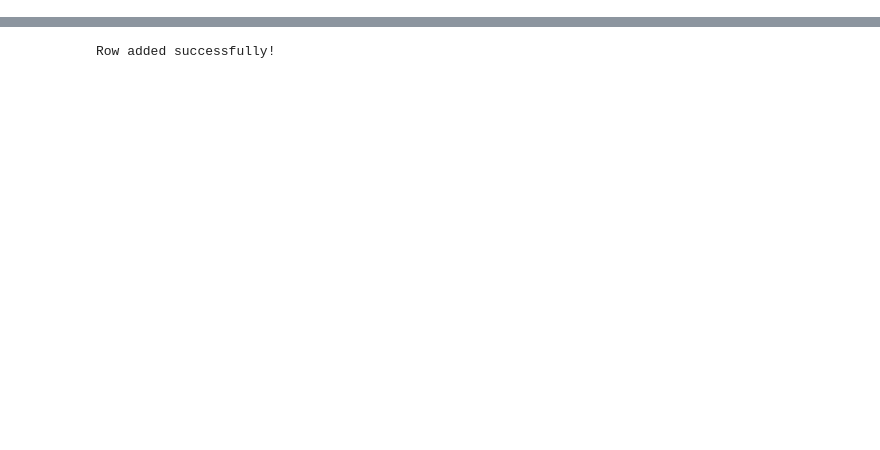
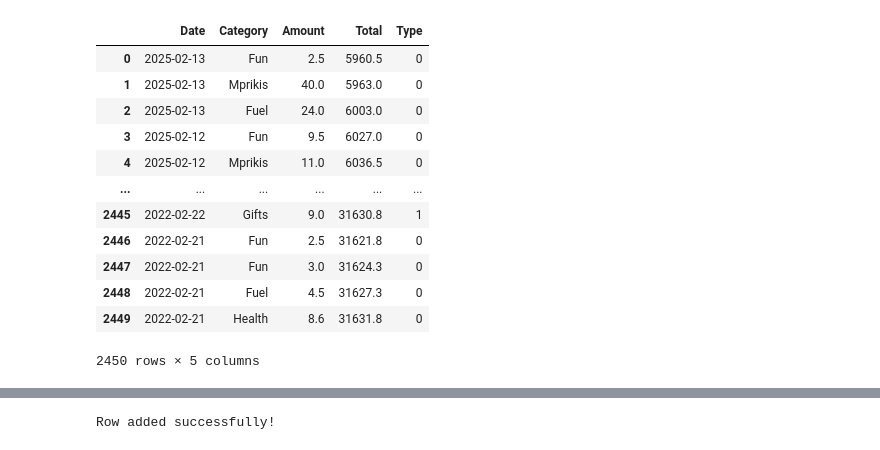
Before and after one commit to SpyrosAlvanakis/balance_app, a Jupyter notebook: test.ipynb, the cells around one changed output, grey strips where cells are left out. Saved outputs shown, nothing was run; the diff lists cells and outputs as text; code cells hidden in the pictures; blank space fills up the shorter version.

```diff
--- a/test.ipynb
+++ b/test.ipynb
@@ -26,0 +50,28 @@ sh = connect()
+# %%
+# Convert 'Date' to datetime format for sorting
+df["Date"] = pd.to_datetime(df["Date"])
+
+# Sort by Date (latest first)
+df = df.sort_values(by="Date", ascending=False).reset_index(drop=True)
+
+# Convert "Total" column to numeric (handling empty strings)
+df["Total"] = pd.to_numeric(df["Total"], errors="coerce")
+
+df["Amount"] = df['Amount'].apply(lambda x: x * 1000 if x < 10 else x/100)
+df["Total"] = df["Total"]*1000
+# %%
+df
+# %% [output]
+|  | Date | Category | Amount | Total | Type |
+| 0 | 2025-02-13 | Fun | 2.5 | 5960.5 | 0 |
+| 1 | 2025-02-13 | Mprikis | 40.0 | 5963.0 | 0 |
+| 2 | 2025-02-13 | Fuel | 24.0 | 6003.0 | 0 |
+| 3 | 2025-02-12 | Fun | 9.5 | 6027.0 | 0 |
+| 4 | 2025-02-12 | Mprikis | 11.0 | 6036.5 | 0 |
+| ... | ... | ... | ... | ... | ... |
+| 2445 | 2022-02-22 | Gifts | 9.0 | 31630.8 | 1 |
+| 2446 | 2022-02-21 | Fun | 2.5 | 31621.8 | 0 |
+| 2447 | 2022-02-21 | Fun | 3.0 | 31624.3 | 0 |
+| 2448 | 2022-02-21 | Fuel | 4.5 | 31627.3 | 0 |
+| 2449 | 2022-02-21 | Health | 8.6 | 31631.8 | 0 |
+2450 rows × 5 columns
```
Also changed, not shown: parts of 20 cells of this notebook, 10 other files.
